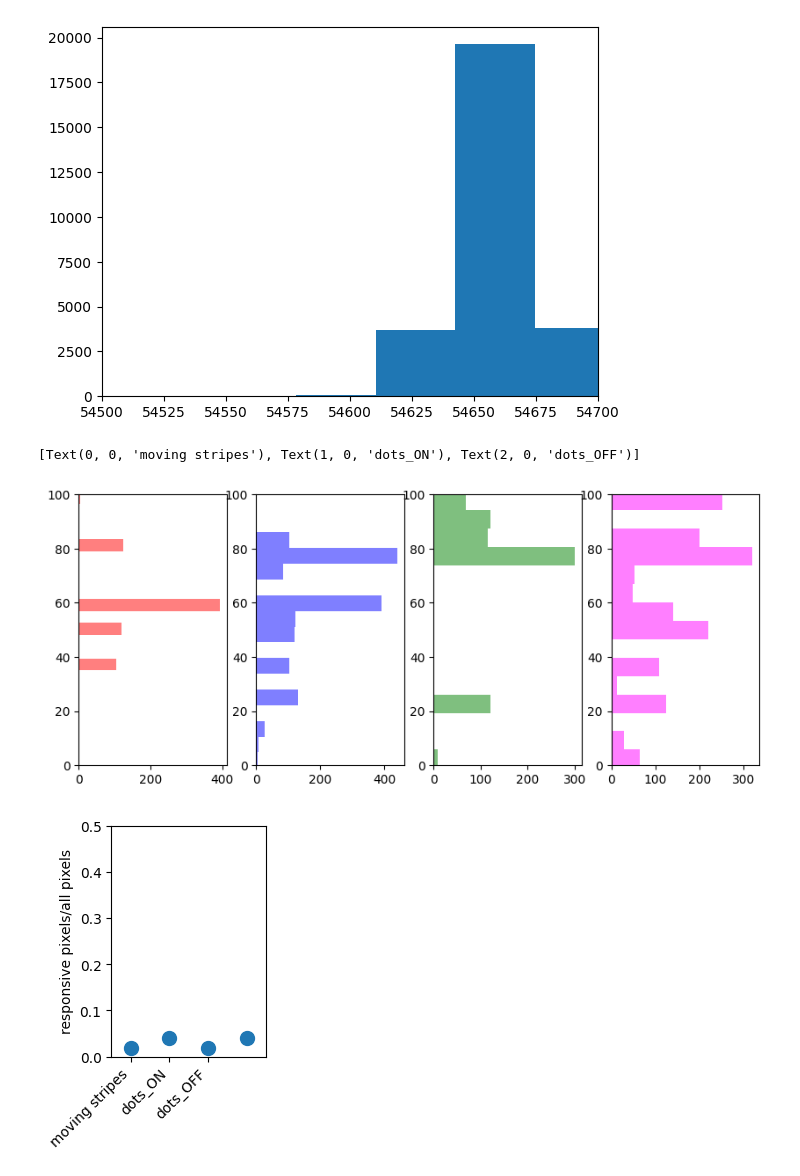
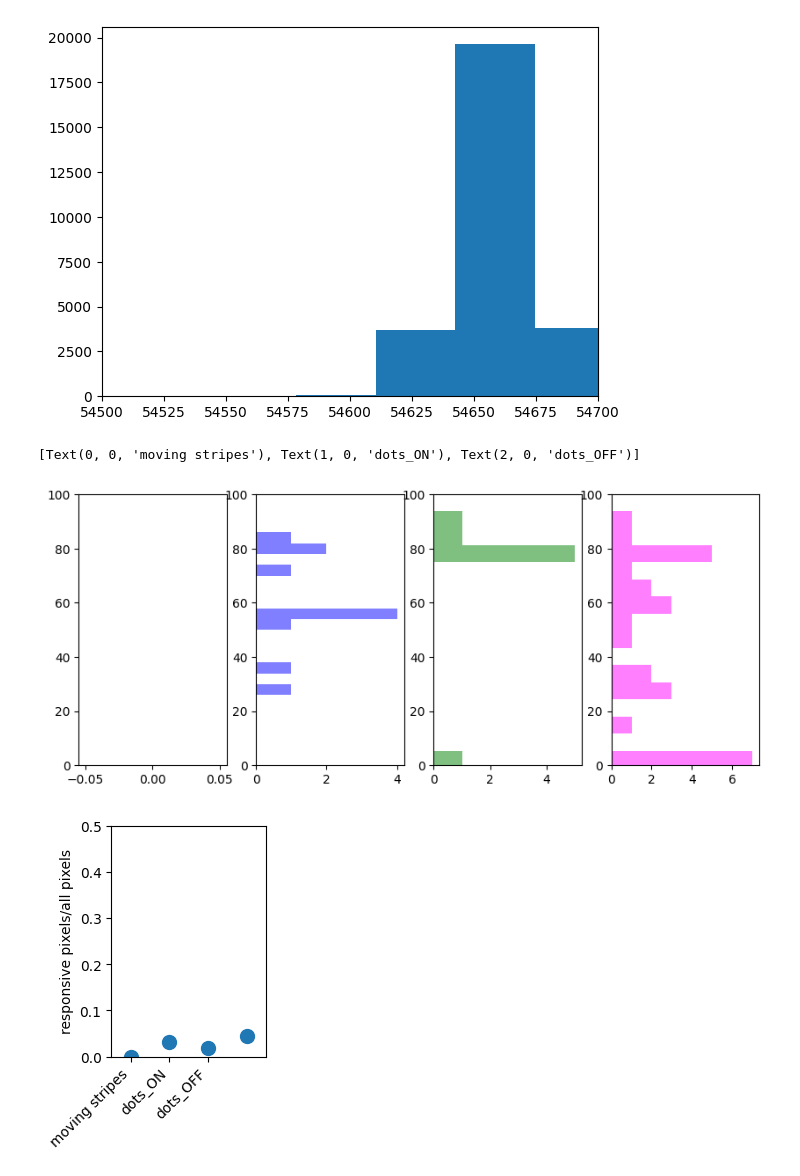
Before and after one commit to simbru/pygor, a Jupyter notebook: ROI_clustering_multiplane.ipynb, the cells around one changed output. Saved outputs shown, nothing was run; the diff lists cells and outputs as text; code cells hidden in the pictures.

```diff
--- a/ROI_clustering_multiplane.ipynb
+++ b/ROI_clustering_multiplane.ipynb
@@ -100,3 +108,13 @@ Triggers at ms: [    0  5120  7765 10240 15360 18048 20608 25664 28288 30848 324
+# %%
+roi_y = []
+roi_x = []
+for i in range(len(data_object.averages)):
+    i = (i+1)*-1
+    r_y, r_x = np.where(data_object.rois == i)
+    roi_y.append(np.mean(r_y))
+    roi_x.append(np.mean(r_x))
+roi_y = np.array(roi_y)
+roi_x = np.array(roi_x)
 # %%
 stim_responses = []
 included_responses = []
@@ -104,6 +122,7 @@ included_responses = []
 append_idx = 1000
 append_idx_post = 1000
 SD_threshold = 1
+roi_x_border = 400
 downsample_factor = 100
 
 #find stimulus segments plus some time before and after
@@ -131,6 +150,8 @@ for idx, cur_traces in enumerate(stim_responses):
     std_lower = np.nanmean(prestim_SD)*SD_threshold
     prestim_max = np.max(cur_traces[0:append_idx,:], axis=0)
 
+
+
 #plot mean vs SD to visualize, and plot the thresholds chosen
     ax[1, idx%4].plot(trace_means, trace_stds, 'o', color='gray', alpha=0.1)
     ax[1, idx%4].axhline(y=std_upper, color='red')
@@ -146,7 +167,8 @@ for idx, cur_traces in enumerate(stim_responses):
         (trace_stds>std_lower) &
         (trace_means>mean_lower) &
         (trace_means<mean_upper) &
-        (prestim_max<resting_mean_upper)) [0]]
+        (prestim_max<resting_mean_upper) &
+        (roi_x<roi_x_border)) [0]]
     ax[2, idx%4].plot(cutouts_sorted, color='gray', alpha=0.1)
 
     #responses_sorted.append(cutouts_sorted[::100,:].transpose())
@@ -156,7 +178,8 @@ for idx, cur_traces in enumerate(stim_responses):
         (trace_stds>std_lower) &
         (trace_means>mean_lower) &
         (trace_means<mean_upper) &
-        (prestim_max<resting_mean_upper)) [0])
+        (prestim_max<resting_mean_upper)&
+        (roi_x<roi_x_border)) [0])
 # %% [output]
 [figure]
 # %%
@@ -346,40 +408,40 @@ plt.xlim(54500, 54700)
 # %%
 dark_threshold = 54700
 
 #area of rois:
 #imaging_area = len(np.where(data_object.rois<0)[0])
 
 #area of brain:
 imaging_area = len(np.where(data_object.average_stack.flatten()>dark_threshold)[0])
 xlim_max = 25
 f, ax = plt.subplots(1,4, figsize=(10, 4))
-ax[0].hist(ipl_depths_areacorrected['moving stripes'], histtype='stepfilled', bins=15, alpha=0.5, orientation="horizontal", density=False, color='red')
+ax[0].hist(ipl_depths['moving stripes'], histtype='stepfilled', bins=15, alpha=0.5, orientation="horizontal", density=False, color='red')
 ax[0].set_ylim([0, 100])
-ax[1].hist(ipl_depths_areacorrected['dots_ON'], histtype='stepfilled', bins=15, alpha=0.5, orientation="horizontal", density=False, color='blue')
+ax[1].hist(ipl_depths['dots_ON'], histtype='stepfilled', bins=15, alpha=0.5, orientation="horizontal", density=False, color='blue')
 ax[1].set_ylim([0, 100])
-ax[2].hist(ipl_depths_areacorrected['dots_OFF'], histtype='stepfilled', bins=15, alpha=0.5, orientation="horizontal", density=False, color='green')
+ax[2].hist(ipl_depths['dots_OFF'], histtype='stepfilled', bins=15, alpha=0.5, orientation="horizontal", density=False, color='green')
 ax[2].set_ylim([0, 100])
-ax[3].hist(ipl_depths_areacorrected['loom'], histtype='stepfilled', bins=15, alpha=0.5, orientation="horizontal", density=False, color='magenta')
+ax[3].hist(ipl_depths['loom'], histtype='stepfilled', bins=15, alpha=0.5, orientation="horizontal", density=False, color='magenta')
 ax[3].set_ylim([0, 100])
 
 stimtypes = ['moving stripes', 'dots_ON', 'dots_OFF']
 f2, ax2 = plt.subplots(figsize = (2, 3))
-responsive_area_size = [np.array(len(ipl_depths_areacorrected['moving stripes'])/imaging_area),
-                        np.array(len(ipl_depths_areacorrected['dots_ON'])/imaging_area),
-                        np.array(len(ipl_depths_areacorrected['dots_OFF'])/imaging_area),
-                        np.array(len(ipl_depths_areacorrected['loom'])/imaging_area)]
+responsive_area_size = [np.sum([np.sum(arr) for arr in roi_size_export['moving stripes']])/imaging_area,
+                        np.sum([np.sum(arr) for arr in roi_size_export['dots_ON']])/imaging_area,
+                        np.sum([np.sum(arr) for arr in roi_size_export['dots_OFF']])/imaging_area,
+                        np.sum([np.sum(arr) for arr in roi_size_export['loom']])/imaging_area]
 
 ax2.plot(responsive_area_size, 'o', markersize=10)
 #fig = px.scatter(y=responsive_area_size)
 ax2.set_xlim(-.5, 3.5)
 ax2.set_ylim(0, 0.5)
 ax2.set_ylabel('responsive pixels/all pixels')
 ax2.set_xticks([0, 1, 2])  # Position the ticks
 ax2.set_xticklabels(stimtypes, rotation=45, ha='right')  # Replace with custom labels and rotate
 # %% [output]
 [Text(0, 0, 'moving stripes'), Text(1, 0, 'dots_ON'), Text(2, 0, 'dots_OFF')]
-[figure, old version]
+[figure, new version]
-[figure, old version]
+[figure, new version]
 # %%
 from scipy.signal import savgol_filter
 
```
Also changed, not shown: parts of 8 cells of this notebook.
